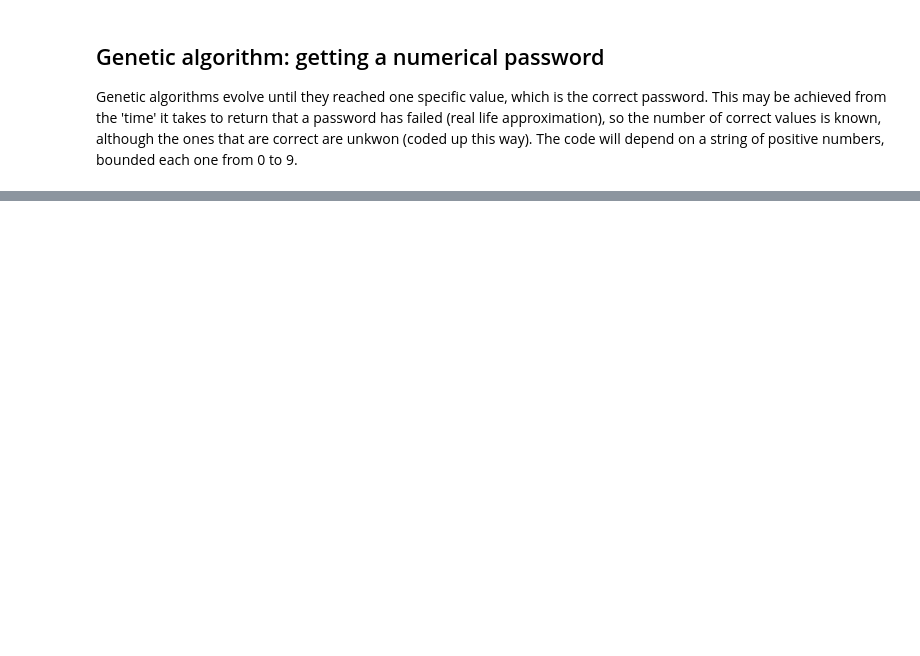
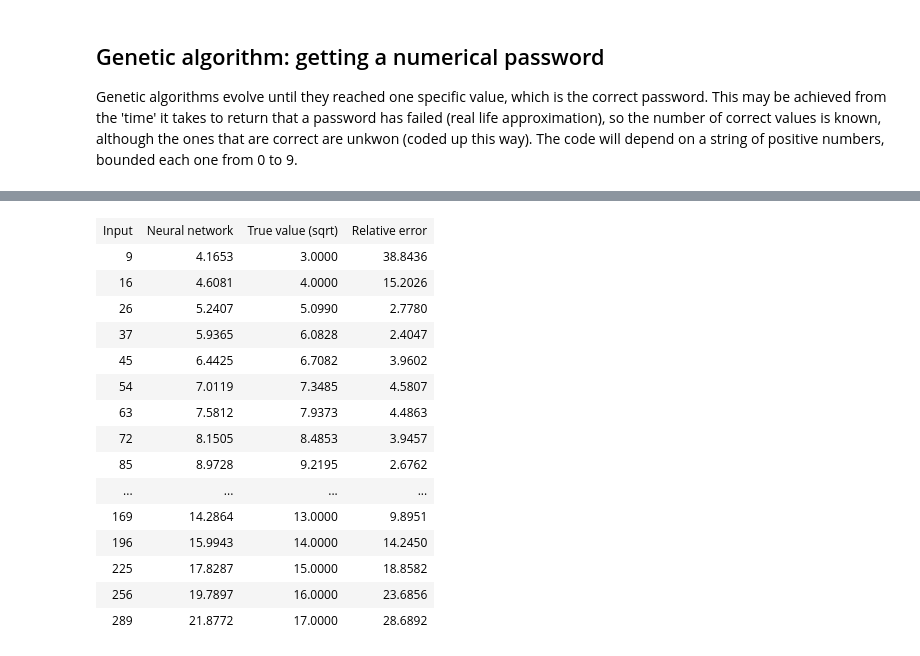
Before and after one commit to jlobatop/GA-CFD-MO, a Jupyter notebook: optimization/basicsMachineLearning.ipynb, the cells around one changed output, grey strips where cells are left out. Cells and saved outputs as stored; diff of their text form; code cells hidden in the pictures; blank space fills up the shorter version.

```diff
--- a/optimization/basicsMachineLearning.ipynb
+++ b/optimization/basicsMachineLearning.ipynb
@@ -239,0 +311,41 @@ Output After Training:
+# %%
+#Class to create an HTML table with some data - taken from Yves Dubief
+class ListTable(list):
+    def _repr_html_(self):
+        html = ["<table>"]
+        for row in self:
+            html.append("<tr>")
+            for col in row:
+                html.append("<td>{0}</td>".format(col))
+            html.append("</tr>")
+        html.append("</table>")
+        return ''.join(html)
+# %%
+# creation of a table to show up some examples
+table = ListTable()
+table.append(['<b>Input</b>', '<b>Neural network</b>', r'<b>True value (<tt>sqrt</tt>)</b>', '<b> Relative error <b>'])
+for i in [9,16,26,37,45,54,63,72,85,99,121,144,169,196,225,256,289]:
+    if min(trainingSet) < i < max(trainingSet):
+        table.append(['<b>%i</b>' %i, '%.4f' %neuralNetwork(i, weights, bias)[0], '%.4f' %np.sqrt(i),
+                  '<b>%.4f</b>' %(100*np.abs(neuralNetwork(i, weights, bias)[0]-np.sqrt(i))/np.sqrt(i))])
+    else:
+        table.append(['%i' %i, '%.4f' %neuralNetwork(i, weights, bias)[0], '%.4f' %np.sqrt(i),
+                  '%.4f' %(100*np.abs(neuralNetwork(i, weights, bias)[0]-np.sqrt(i))/np.sqrt(i))])
+table
+# %% [output]
+| Input | Neural network | True value (sqrt) | Relative error |
+| 9 | 4.1653 | 3.0000 | 38.8436 |
+| 16 | 4.6081 | 4.0000 | 15.2026 |
+| 26 | 5.2407 | 5.0990 | 2.7780 |
+| 37 | 5.9365 | 6.0828 | 2.4047 |
+| 45 | 6.4425 | 6.7082 | 3.9602 |
+| 54 | 7.0119 | 7.3485 | 4.5807 |
+| 63 | 7.5812 | 7.9373 | 4.4863 |
+| 72 | 8.1505 | 8.4853 | 3.9457 |
+| 85 | 8.9728 | 9.2195 | 2.6762 |
+| ... | ... | ... | ... |
+| 169 | 14.2864 | 13.0000 | 9.8951 |
+| 196 | 15.9943 | 14.0000 | 14.2450 |
+| 225 | 17.8287 | 15.0000 | 18.8582 |
+| 256 | 19.7897 | 16.0000 | 23.6856 |
+| 289 | 21.8772 | 17.0000 | 28.6892 |
```
Also changed, not shown: parts of 24 cells of this notebook, 2 other files.
